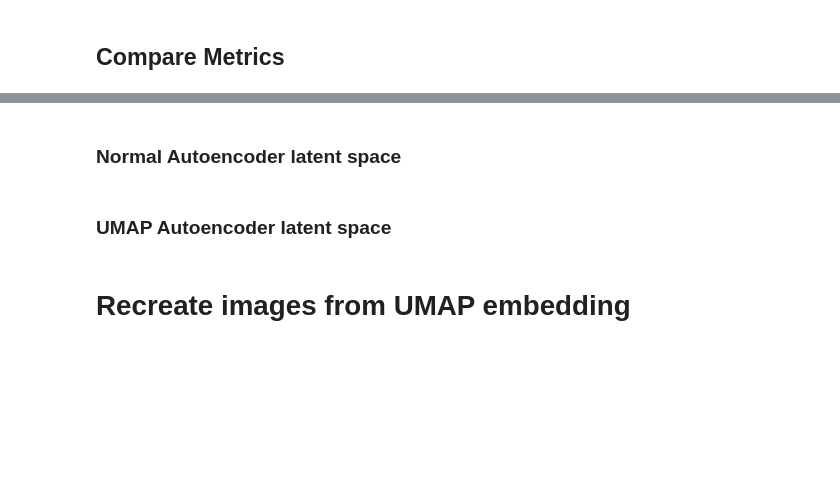
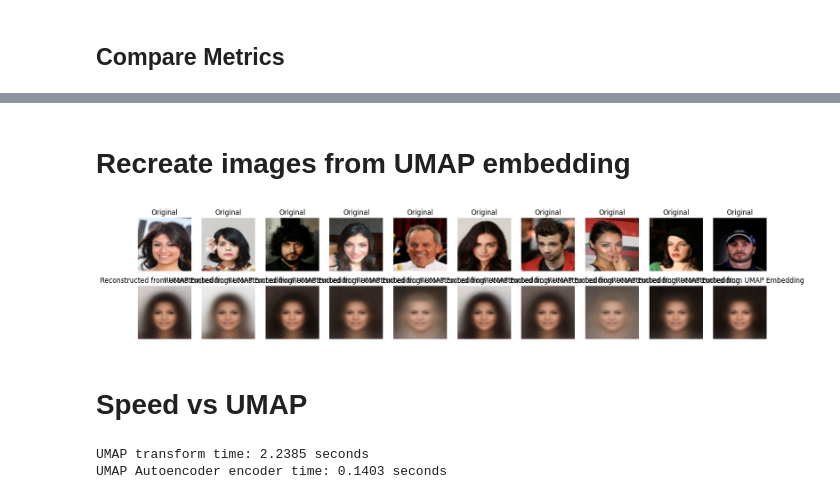
Before and after one commit to adrianlopezlanchares/umap-autoencoder, a Jupyter notebook: notebooks/umap-autoencoder-celeba.ipynb, the cells around one changed output, grey strips where cells are left out. Cells and saved outputs as stored; diff of their text form; code cells hidden in the pictures; blank space fills up the shorter version.

```diff
--- a/notebooks/umap-autoencoder-celeba.ipynb
+++ b/notebooks/umap-autoencoder-celeba.ipynb
@@ -233,2 +281,0 @@ print(f"UMAP Autoencoder UMAP Embedding Loss: {umap_umap_embedding_loss:.4f}")
-# %% [markdown]
-### Normal Autoencoder latent space
@@ -270,2 +281,0 @@ plt.show()
-# %% [markdown]
-### UMAP Autoencoder latent space
@@ -309,27 +284,49 @@ plt.show()
 # %%
 # pass all test UMAP embeddings through the UMAP decoder
 reconstructed_test_images = (
     umap_autoencoder.decoder(
         torch.tensor(test_embeddings, dtype=torch.float32).to(device)
     )
     .cpu()
     .detach()
     .numpy()
 )
 
 # Plot some reconstructed images from UMAP embeddings
-n = 20
+n = 10
 plt.figure(figsize=(20, 4))
 for i in range(n):
     # Original
     ax = plt.subplot(2, n, i + 1)
     plt.imshow(test_images[i].reshape(64, 64, 3))
     plt.title("Original")
     plt.axis("off")
 
     # Reconstructed from UMAP embedding
     ax = plt.subplot(2, n, i + 1 + n)
     plt.imshow(reconstructed_test_images[i].reshape(64, 64, 3))
     plt.title("Reconstructed from UMAP Embedding")
     plt.axis("off")
 plt.show()
+# %% [output]
+[figure, added]
+# %% [markdown]
+# Speed vs UMAP
+# %%
+# Test speed of real UMAP vs UMAP autoencoder's encoder (they do the same thing essentially)
+import time
+
+start_time = time.time()
+test_embeddings = reducer.transform(flat_test_images)
+umap_time = time.time() - start_time
+print(f"UMAP transform time: {umap_time:.4f} seconds")
+
+start_time = time.time()
+test_embeddings_ae = umap_autoencoder.encoder(
+    torch.tensor(flat_test_images, dtype=torch.float32).to(device)
+)
+umap_autoencoder_time = time.time() - start_time
+print(f"UMAP Autoencoder encoder time: {umap_autoencoder_time:.4f} seconds")
+# %% [output]
+UMAP transform time: 2.2385 seconds
+UMAP Autoencoder encoder time: 0.1403 seconds
```
Also changed, not shown: parts of 12 cells of this notebook.
